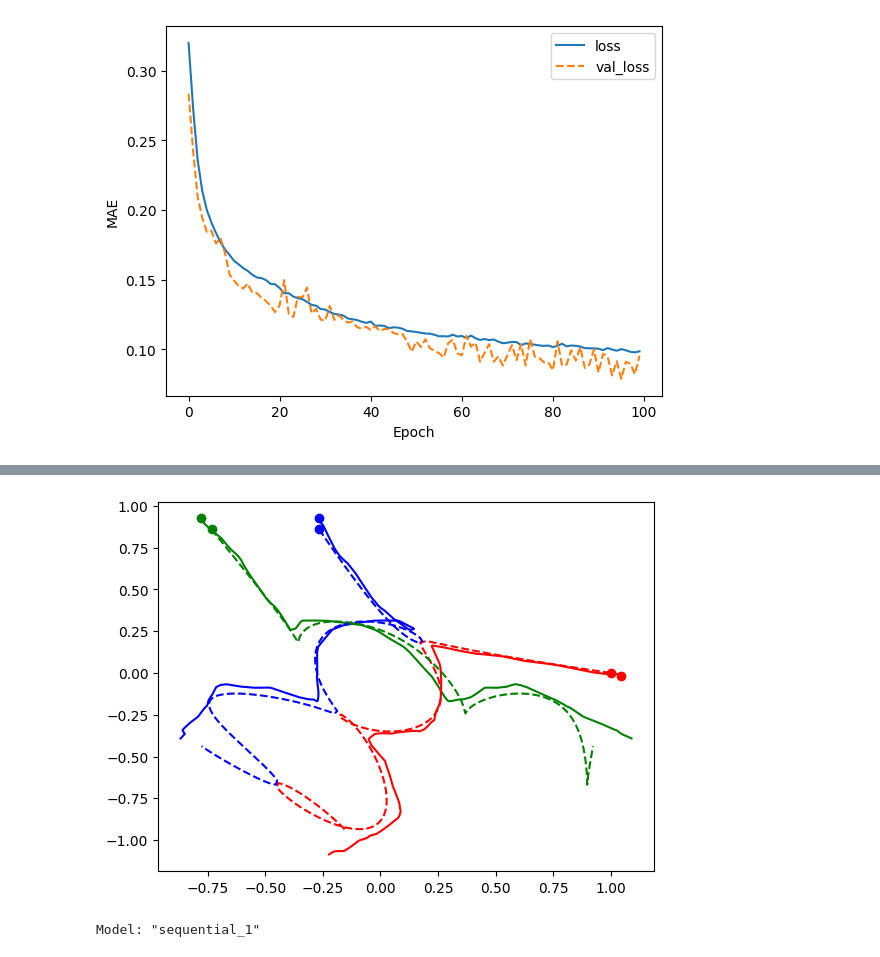
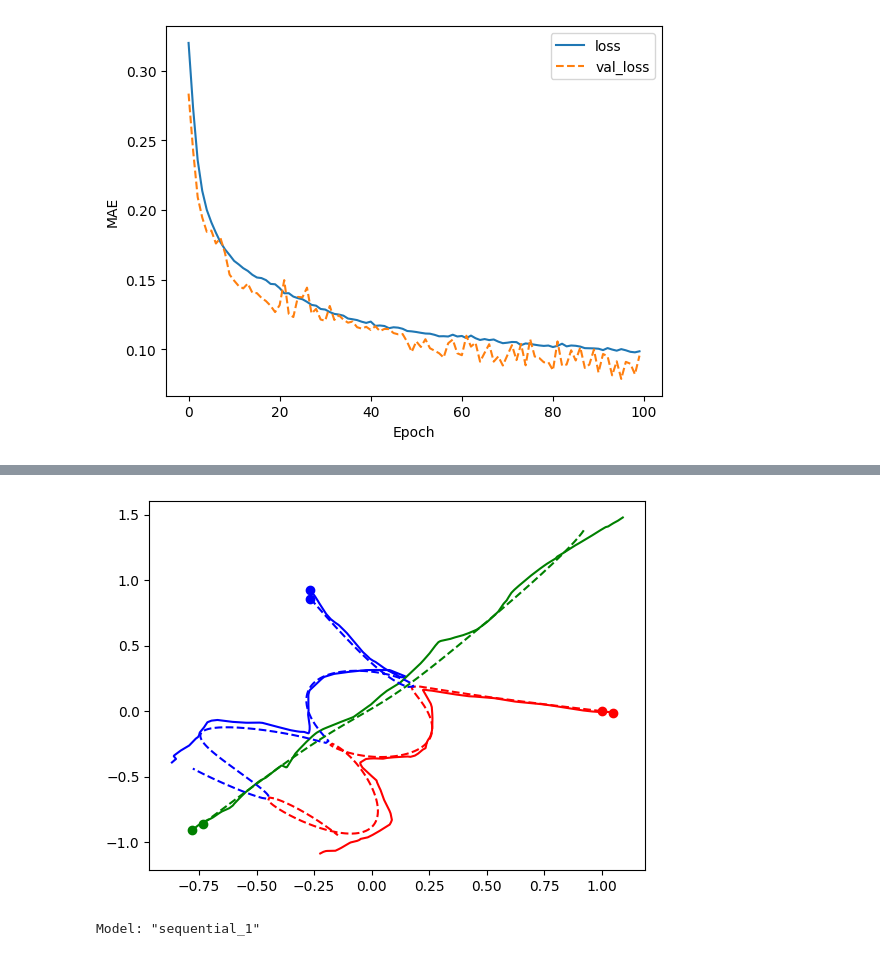
Before and after one commit to stinaper/tif285, a Jupyter notebook: doc/pub/Projects/Project2/TIF285_Project2.ipynb, the cells around one changed output, grey strips where cells are left out. Drawn from its saved outputs; the diff is of its cells as text; code cells hidden in the pictures.

```diff
--- a/doc/pub/Projects/Project2/TIF285_Project2.ipynb
+++ b/doc/pub/Projects/Project2/TIF285_Project2.ipynb
@@ -189,7 +189,6 @@ def plot_trajectories(p1, p2, p3, ax=None, **kwargs):
     Returns:
         ax: Axes object
     """
-    print(kwargs)
 
     if ax == None:
         fig, ax = plt.subplots(1,1,)
@@ -197,12 +196,12 @@ def plot_trajectories(p1, p2, p3, ax=None, **kwargs):
     # Plot starting points
     ax.plot(p1[0, 0], p1[0, 1], 'or')
     ax.plot(p2[0, 0], p2[0, 1], 'ob')
-    ax.plot(p3[0, 0], p2[0, 1], 'og')
+    ax.plot(p3[0, 0], p3[0, 1], 'og')
 
     # Plot trajcetories
     ax.plot(p1[:, 0], p1[:, 1], 'r', **kwargs)
     ax.plot(p2[:, 0], p2[:, 1], 'b', **kwargs)
-    ax.plot(p3[:, 0], p2[:, 1], 'g', **kwargs)
+    ax.plot(p3[:, 0], p3[:, 1], 'g', **kwargs)
 
 
     return ax
@@ -392,8 +391,9 @@ plt.legend()
 <matplotlib.legend.Legend at 0x...>
 [figure]
 # %%
+
 x, y = get_data(0)
-model_y = model.predict(x)
+%timeit model_y = model.predict(x)
 p1, p2, p3 = get_trajectories(model_y)
 ax = plot_trajectories(p1, p2, p3, linestyle= 'solid')
 p1, p2, p3 = get_trajectories(y)
@@ -410,8 +417,8 @@ print(model_y)
  ...
  [-0.22198708 -1.0848457  -0.86688894 -0.3904453 ]
  [-0.22263606 -1.0854411  -0.8672898  -0.39107382]
  [-0.22328384 -1.0860356  -0.86768985 -0.39170107]]
-[figure, old version]
+[figure, new version]
 # %%
 # Bigger ANN
 big_model = tf.keras.models.Sequential([
```
Also changed, not shown: parts of 5 cells of this notebook.
